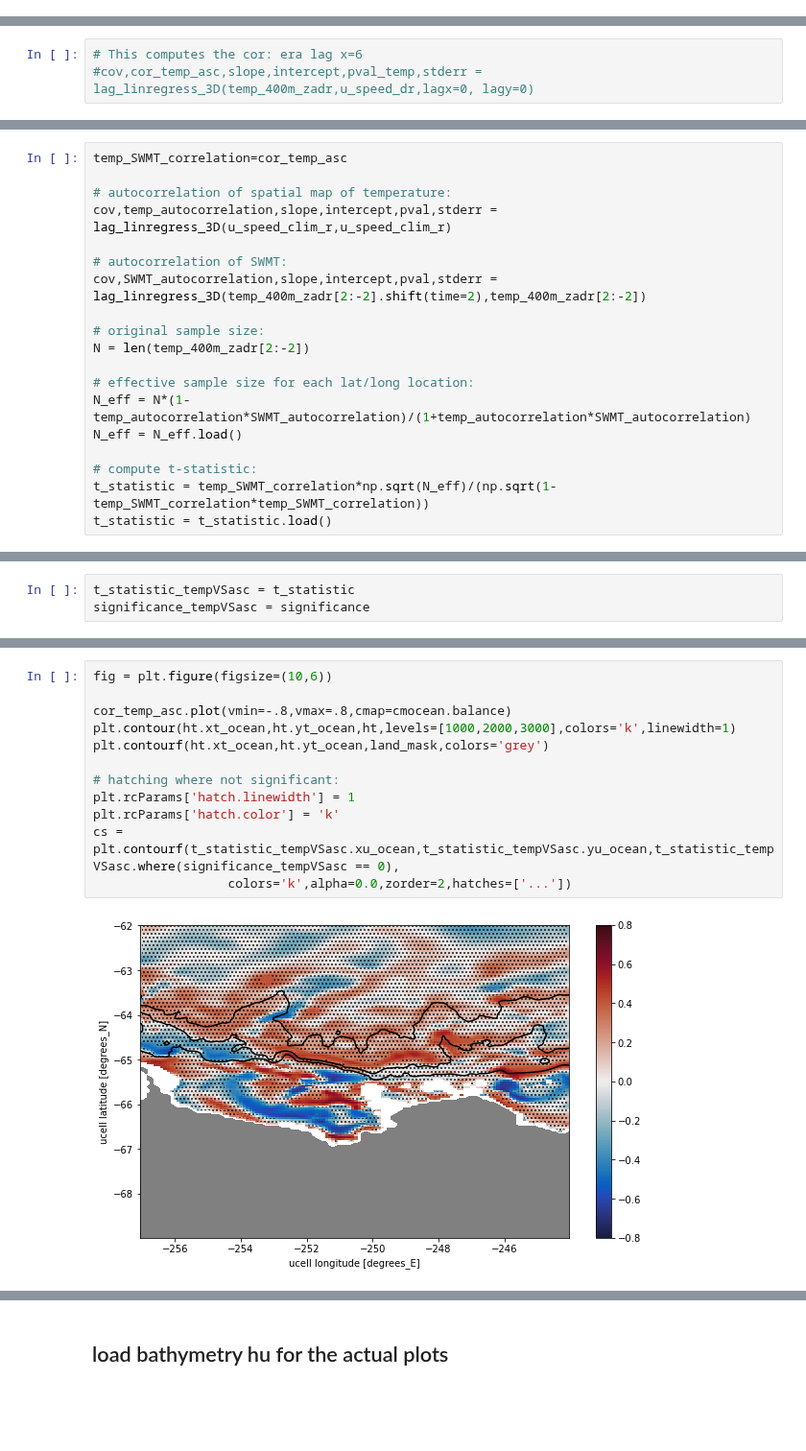
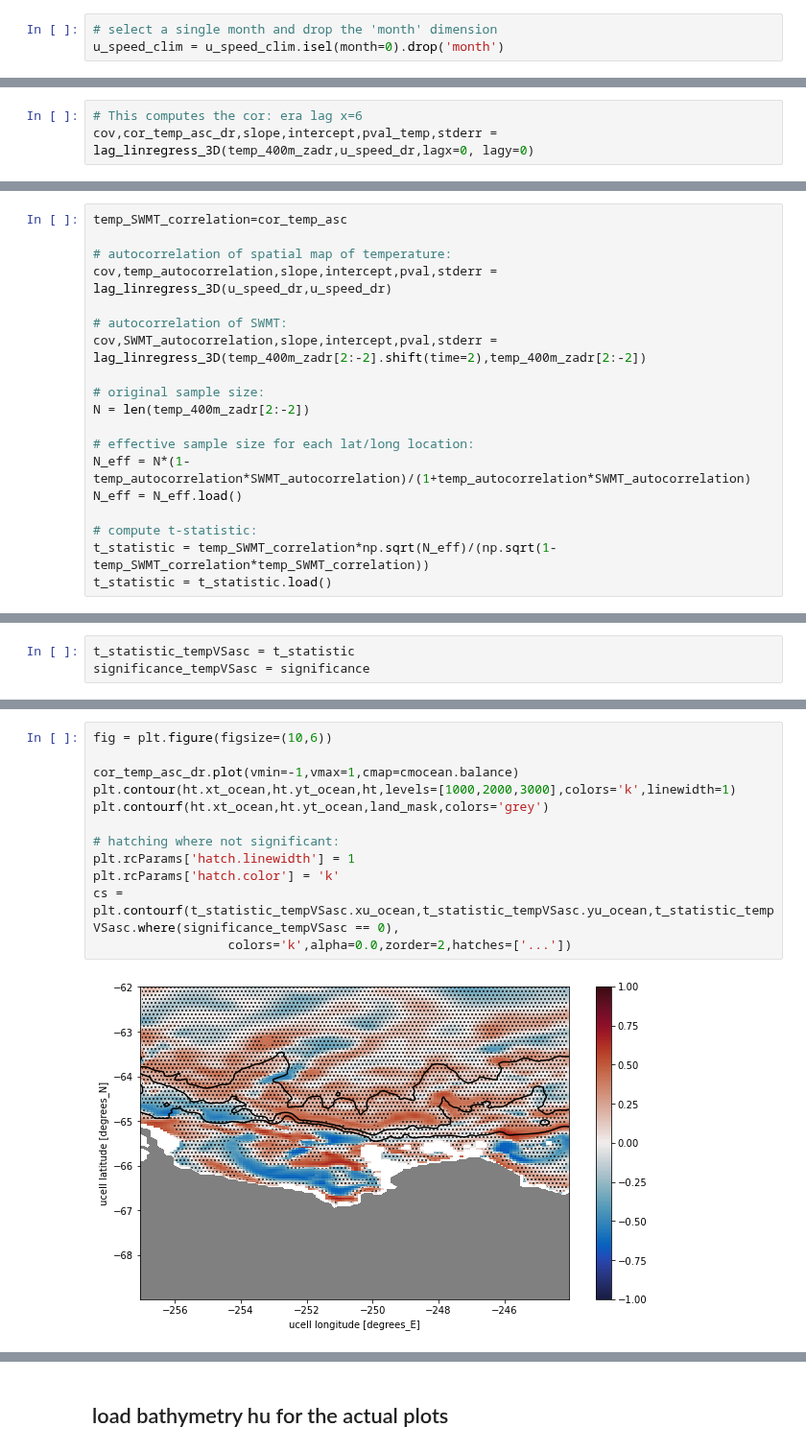
Before and after one commit to ribeiron/ScriptsChapter3, a Jupyter notebook: Fig7a-c.ipynb, the cells around one changed output, grey strips where cells are left out. Shown at 96% size. Drawn from its saved outputs; the diff is of its cells as text; blank space fills up the shorter version.

```diff
--- a/Fig7a-c.ipynb
+++ b/Fig7a-c.ipynb
@@ -472,6 +475,9 @@ climatology_u = u_speed.groupby('time.month').mean('time')
 
 # remove seasonal signal
 u_speed_clim = (u_speed - climatology_u)
+# %%
+# select a single month and drop the 'month' dimension
+u_speed_clim = u_speed_clim.isel(month=0).drop('month')
 # %%
 #load the variable
 u_speed_clim = u_speed_clim.load()
@@ -685,7 +715,7 @@ cov,cor_temp_iso,slope,intercept,pval_temp,stderr = lag_linregress_3D(temp_400m_
 cov,cor_temp_asc,slope,intercept,pval_temp,stderr = lag_linregress_3D(temp_400m_zadr,u_speed_clim_r,lagx=0, lagy=0)
 # %%
 # This computes the cor: era lag x=6
-#cov,cor_temp_asc,slope,intercept,pval_temp,stderr = lag_linregress_3D(temp_400m_zadr,u_speed_dr,lagx=0, lagy=0)
+cov,cor_temp_asc_dr,slope,intercept,pval_temp,stderr = lag_linregress_3D(temp_400m_zadr,u_speed_dr,lagx=0, lagy=0)
 # %% [markdown]
 ### LOAD SPECIAL CONTOURS
 # %%
@@ -1079,7 +1109,7 @@ cs = plt.contourf(t_statistic_tempVSiso.xt_ocean,t_statistic_tempVSiso.yt_ocean,
 temp_SWMT_correlation=cor_temp_asc
 
 # autocorrelation of spatial map of temperature:
-cov,temp_autocorrelation,slope,intercept,pval,stderr = lag_linregress_3D(u_speed_clim_r,u_speed_clim_r)
+cov,temp_autocorrelation,slope,intercept,pval,stderr = lag_linregress_3D(u_speed_dr,u_speed_dr)
 
 # autocorrelation of SWMT:
 cov,SWMT_autocorrelation,slope,intercept,pval,stderr = lag_linregress_3D(temp_400m_zadr[2:-2].shift(time=2),temp_400m_zadr[2:-2])
@@ -1154,14 +1183,14 @@ Coordinates:
 # %%
 fig = plt.figure(figsize=(10,6))
 
-cor_temp_asc.plot(vmin=-.8,vmax=.8,cmap=cmocean.balance)
+cor_temp_asc_dr.plot(vmin=-1,vmax=1,cmap=cmocean.balance)
 plt.contour(ht.xt_ocean,ht.yt_ocean,ht,levels=[1000,2000,3000],colors='k',linewidth=1)
 plt.contourf(ht.xt_ocean,ht.yt_ocean,land_mask,colors='grey')
 
 # hatching where not significant:
 plt.rcParams['hatch.linewidth'] = 1
 plt.rcParams['hatch.color'] = 'k'
 cs = plt.contourf(t_statistic_tempVSasc.xu_ocean,t_statistic_tempVSasc.yu_ocean,t_statistic_tempVSasc.where(significance_tempVSasc == 0),
                   colors='k',alpha=0.0,zorder=2,hatches=['...'])
 # %% [output]
-[figure, old version]
+[figure, new version]
```
Also changed, not shown: parts of 18 cells of this notebook, 3 other files.
